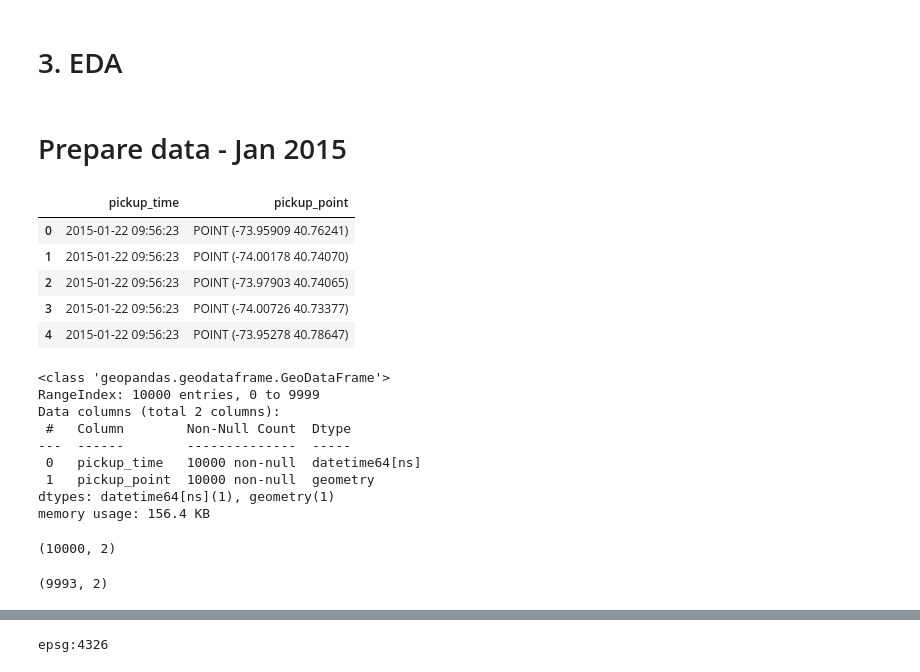
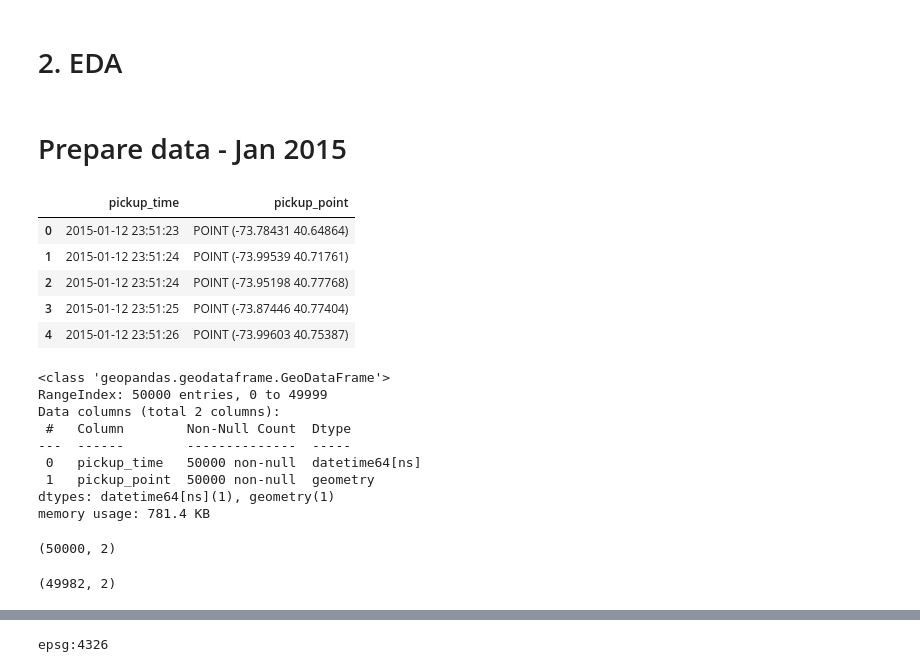
Before and after one commit to soyhyoj/CARTO-JuniorDSTest, a Jupyter notebook: notebooks/2.EDA.ipynb, the cells around one changed output, grey strips where cells are left out. Saved outputs shown, nothing was run; the diff lists cells and outputs as text; code cells hidden in the pictures.

```diff
--- a/notebooks/2.EDA.ipynb
+++ b/notebooks/2.EDA.ipynb
@@ -1,5 +1,5 @@
 # %% [markdown]
-# 3. EDA
+# 2. EDA
 # %% [markdown]
 # Prepare data - Jan 2015
 # %%
@@ -23,55 +24,55 @@ def get_gdf(query, geom):
     con.close()
     return gdf
 # %%
-# Query to select only 10,000 pickup data from January
+# Query to select 50,000 pickup data from January
 q_jan = '''
         with
 
             jan as
             (
                 select
                     tpep_pickup_datetime as pickup_time,
                     ST_SetSRID(ST_MakePoint(pickup_longitude, pickup_latitude), 4326) as pickup_point
                 from taxi_jan
             )
 
         select jan.*
         from jan, census_blocks as census
         where ST_Contains(census.geometry, jan.pickup_point)
-        LIMIT 10000;
+        LIMIT 50000;
         '''
 
 # Save the query result as a geodataframe
 pickup_jan = get_gdf(q_jan, 'pickup_point')
 pickup_jan.head()
 # %% [output]
 |  | pickup_time | pickup_point |
-| 0 | 2015-01-22 09:56:23 | POINT (-73.95909 40.76241) |
-| 1 | 2015-01-22 09:56:23 | POINT (-74.00178 40.74070) |
-| 2 | 2015-01-22 09:56:23 | POINT (-73.97903 40.74065) |
-| 3 | 2015-01-22 09:56:23 | POINT (-74.00726 40.73377) |
-| 4 | 2015-01-22 09:56:23 | POINT (-73.95278 40.78647) |
+| 0 | 2015-01-12 23:51:23 | POINT (-73.78431 40.64864) |
+| 1 | 2015-01-12 23:51:24 | POINT (-73.99539 40.71761) |
+| 2 | 2015-01-12 23:51:24 | POINT (-73.95198 40.77768) |
+| 3 | 2015-01-12 23:51:25 | POINT (-73.87446 40.77404) |
+| 4 | 2015-01-12 23:51:26 | POINT (-73.99603 40.75387) |
 # %%
 pickup_jan.info()
 # %% [output]
 <class 'geopandas.geodataframe.GeoDataFrame'>
-RangeIndex: 10000 entries, 0 to 9999
+RangeIndex: 50000 entries, 0 to 49999
 Data columns (total 2 columns):
  #   Column        Non-Null Count  Dtype
 ---  ------        --------------  -----
- 0   pickup_time   10000 non-null  datetime64[ns]
- 1   pickup_point  10000 non-null  geometry
+ 0   pickup_time   50000 non-null  datetime64[ns]
+ 1   pickup_point  50000 non-null  geometry
 dtypes: datetime64[ns](1), geometry(1)
-memory usage: 156.4 KB
+memory usage: 781.4 KB
 # %%
 # Remove missing values if exist
 pickup_jan = pickup_jan[~pickup_jan.isnull()]
 pickup_jan.shape
 # %% [output]
-(10000, 2)
+(50000, 2)
 # %%
 # Remove duplicated rows
 pickup_jan = pickup_jan[~pickup_jan.duplicated()]
 pickup_jan.shape
 # %% [output]
-(9993, 2)
+(49982, 2)
```
Also changed, not shown: parts of 20 cells of this notebook.
